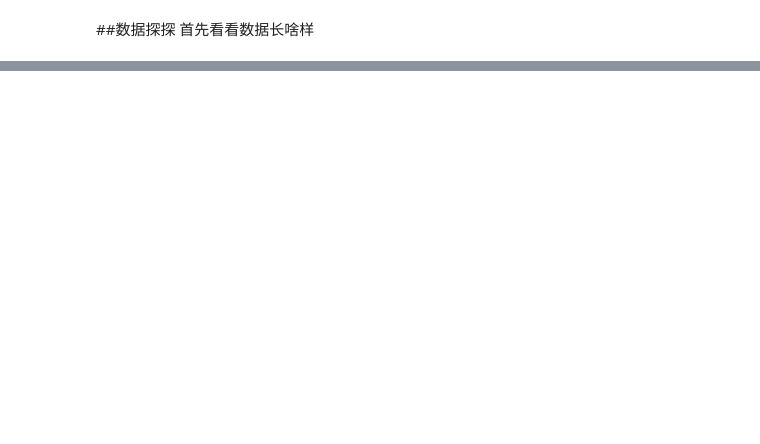
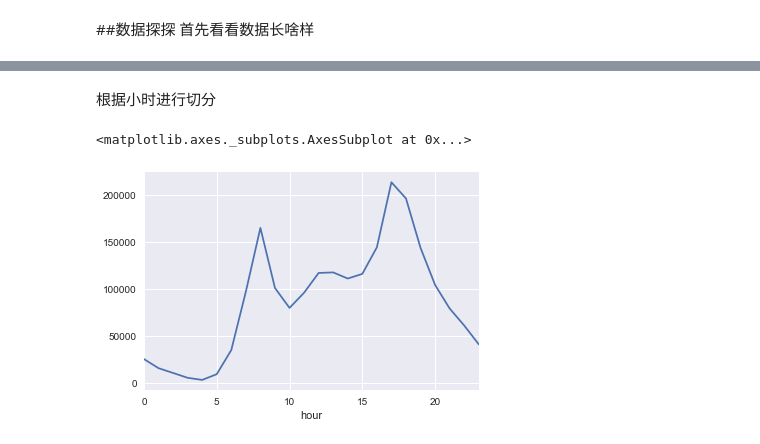
Before and after one commit to cqychen/mykaggle, a Jupyter notebook: Bike Sharing Demand/Bike Sharing Demand.ipynb, the cells around one changed output, grey strips where cells are left out. Cells and saved outputs as stored; diff of their text form; code cells hidden in the pictures; blank space fills up the shorter version.

```diff
--- a/Bike Sharing Demand/Bike Sharing Demand.ipynb
+++ b/Bike Sharing Demand/Bike Sharing Demand.ipynb
@@ -46,0 +114,6 @@ memory usage: 456.6+ KB
+# %%
+all_df["daynum"]=all_df.datetime.apply(lambda x : int(x.split()[0].split('-')[2]))
+# %%
+all_df["hour"] = all_df.datetime.apply(lambda x : int(x.split()[1].split(":")[0]))
+# %%
+all_df["weekday"] = all_df.date.apply(lambda dateString : calendar.day_name[datetime.strptime(dateString,"%Y-%m-%d").weekday()])
@@ -46,0 +140,7 @@ memory usage: 456.6+ KB
+# %% [markdown]
+根据小时进行切分
+# %%
+all_df.groupby('hour').sum()['count'].sort_index().plot(kind='line')
+# %% [output]
+<matplotlib.axes._subplots.AxesSubplot at 0x...>
+[figure, added]
```
Also changed, not shown: parts of 17 cells of this notebook, 2 other files.
